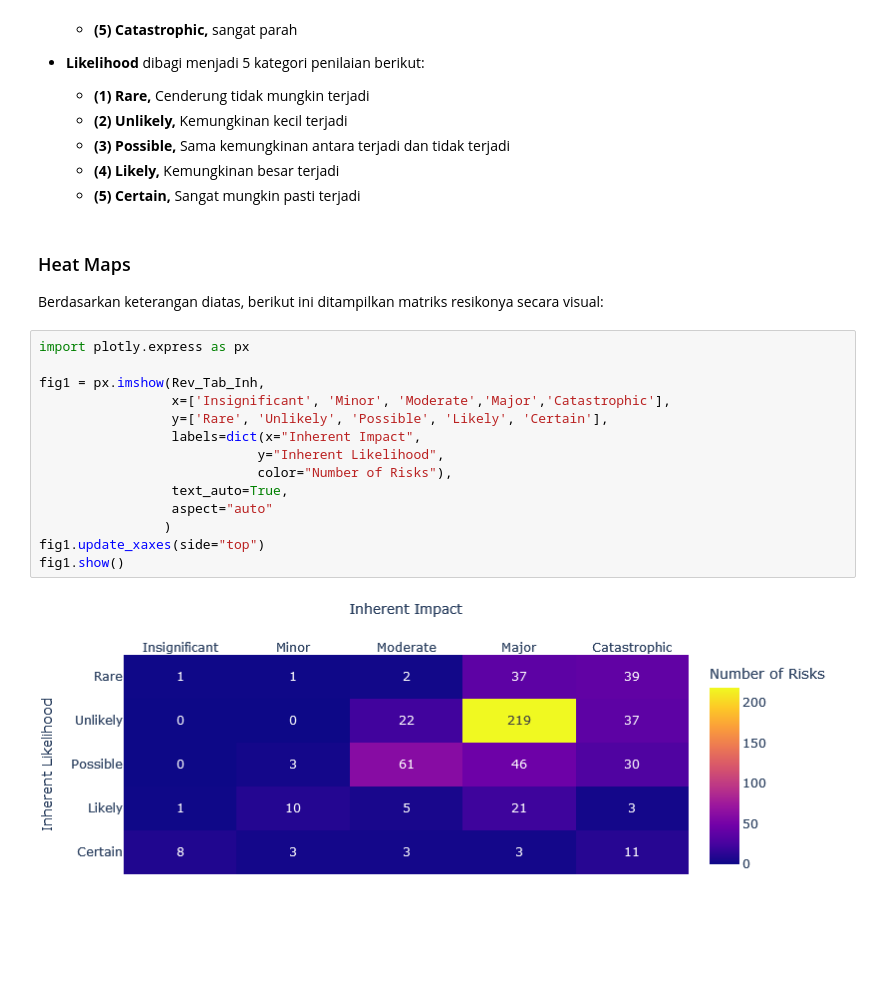
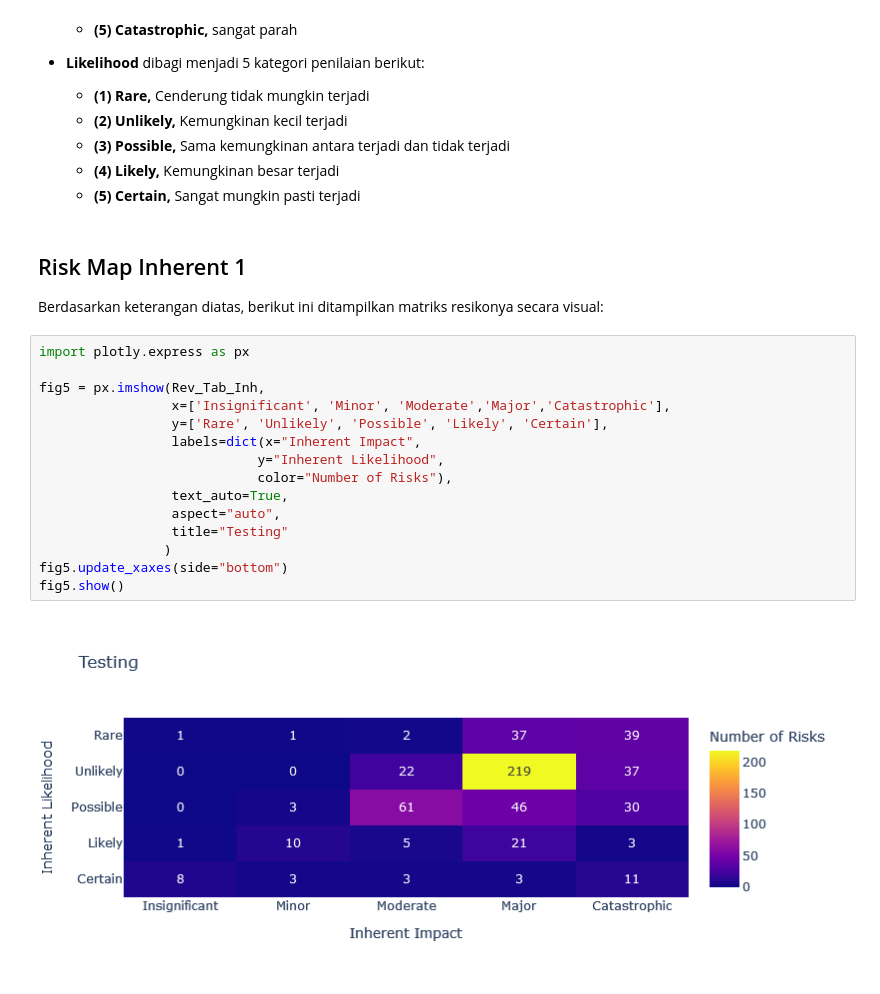
Before and after one commit to sainzdata/Py_JNE, a Jupyter notebook: Case_Study.ipynb, the cells around one changed output. Cells and saved outputs as stored; diff of their text form.

```diff
--- a/Case_Study.ipynb
+++ b/Case_Study.ipynb
@@ -185,22 +384,23 @@ test2 = Rev_Tab_Res[Rev_Tab_Res.columns[::-1]]             # Urutan kolom terbal
     * **(4) Likely,**  Kemungkinan besar terjadi
     * **(5) Certain,**  Sangat mungkin pasti terjadi
 # %% [markdown]
-### Heat Maps
+## Risk Map Inherent 1
 
 Berdasarkan keterangan diatas, berikut ini ditampilkan matriks resikonya secara visual:
 # %%
 import plotly.express as px
 
-fig1 = px.imshow(Rev_Tab_Inh,
+fig5 = px.imshow(Rev_Tab_Inh,
                  x=['Insignificant', 'Minor', 'Moderate','Major','Catastrophic'],
                  y=['Rare', 'Unlikely', 'Possible', 'Likely', 'Certain'],
                  labels=dict(x="Inherent Impact",
                             y="Inherent Likelihood",
                             color="Number of Risks"),
                  text_auto=True,
-                 aspect="auto"
+                 aspect="auto",
+                 title="Testing"
                 )
-fig1.update_xaxes(side="top")
-fig1.show()
+fig5.update_xaxes(side="bottom")
+fig5.show()
 # %% [output]
-[figure, old version]
+[figure, new version]
```
Also changed, not shown: parts of 58 cells of this notebook, 4 other files.
